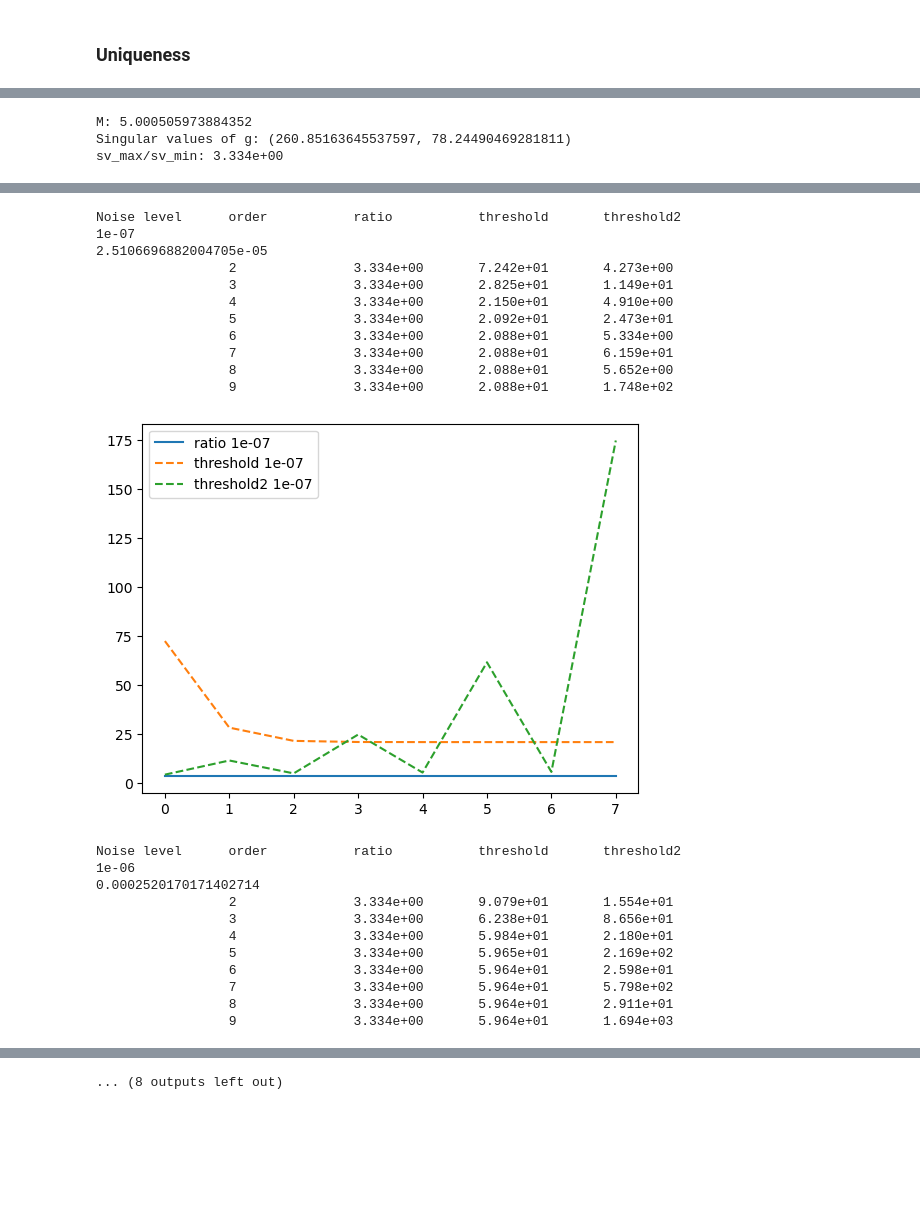
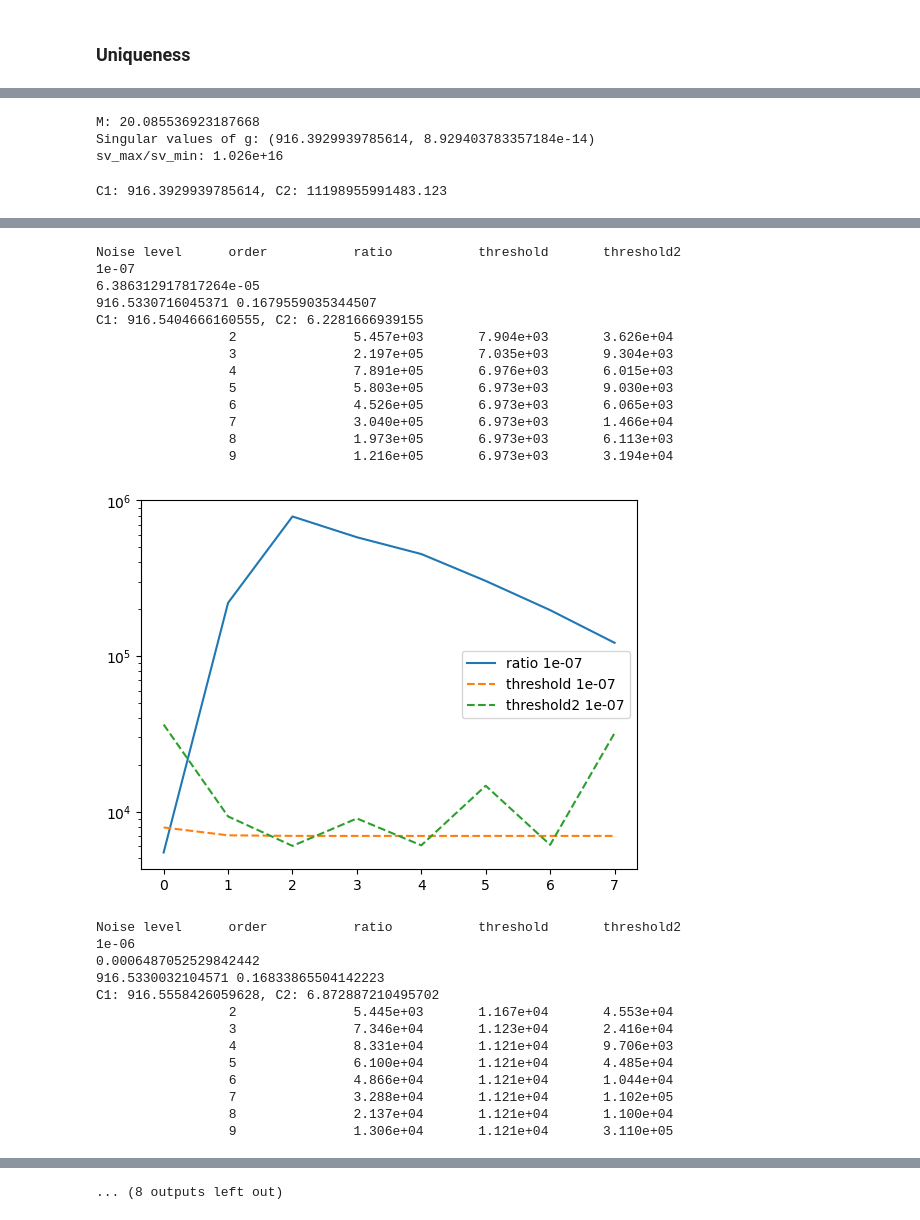
Before and after one commit to HillaryHauger/robust-identifiability-symbolic-recovery, a Jupyter notebook: My Experiments/Threshold.ipynb, the cells around one changed output, grey strips where cells are left out. Cells and saved outputs as stored; diff of their text form; code cells hidden in the pictures; blank space fills up the shorter version.

```diff
--- a/My Experiments/Threshold.ipynb
+++ b/My Experiments/Threshold.ipynb
@@ -104,9 +104,9 @@ def calc_threshold(eps,h,number_datapoints,order=2):
         C_meas=meas_error_backward_diff(order)
     return 1/(eps/h+h**order)
 
-def calc_threshold2(eps_two,eps_infty,h,number_datapoints,M,order=2):
+def calc_threshold2(omax,eps_two,eps_infty,h,number_datapoints,M,order=2):
     E = error_bound_g(eps_two,eps_infty,h,number_datapoints,M,order)
-    return 1/np.sqrt(E)
+    return omax/np.sqrt(E)
 # %%
 n_samples=50
 T,X,t,x = create_data_2d(T_start=-5, T_end=1, L_x_start=0,L_x_end=1, N_t=n_samples, N_x=n_samples)
@@ -152,7 +152,7 @@ print(f"True ratio: {sv_max/sv_min:3.3e}")
 unorm2=np.sqrt(np.mean(np.square(u)))
 
 for target_noise in noise_levels:
-    print("Noise level \t order \t \t ratio \t \t threshold \t \t threshold2")
+    print("Noise level \t order \t \t ratio \t \t threshold \t threshold2")
     print(f"{target_noise}")
     threshold_list = []
     threshold2_list = []
@@ -174,7 +174,7 @@ for target_noise in noise_levels:
         ratio=sv[0]/sv[-1]
         threshold = calc_threshold(eps_infty,dx,true_g.shape[0],order)
         threshold_list.append(threshold)
-        threshold2 = calc_threshold2( eps_two,eps_infty,dx,true_g.shape[0],M,order)
+        threshold2 = calc_threshold2(sv[0],eps_two,eps_infty,dx,true_g.shape[0],M,order)
         threshold2_list.append(threshold2)
         ratio_list.append(ratio)
 
@@ -288,7 +309,7 @@ def calc_threshold_uniq2(C1,C2,eps_two,eps_infty,M,h,number_datapoints,order=2):
     return T
 # %%
 n_samples=100
-T,X,t,x = create_data_2d(T_start=0, T_end=1, L_x_start=-2,L_x_end=5, N_t=n_samples, N_x=n_samples)
+T,X,t,x = create_data_2d(T_start=0, T_end=1, L_x_start=-2,L_x_end=3, N_t=n_samples, N_x=n_samples)
 a=np.random.randn()*1e-6
 b=np.random.randn()*1e-3
 C=0.1
@@ -299,11 +320,18 @@ uxx = -np.cos(X-a*T)*C
 uxxx = np.sin(X-a*T)*C
 ut = a*np.sin(X-a*T)*C
 """
+"""
 u=(X+b*T)*np.exp(a*T)
 ux = np.exp(a*T)
 uxx= 1
 uxxx= 0
 ut= b*np.exp(a*T) + a*(X*+b*T)*np.exp(a*T) #bux + aut
+"""
+u = np.exp(X-a*T)
+ux = u
+uxx = u
+uxxx = u
+ut = -a*u
 
 dx=x[1]-x[0]
 # %%
@@ -315,9 +343,16 @@ print(f"M: {np.max(u)}")
 print(f"Singular values of g: {sv_max,sv_min}")
 print(f"sv_max/sv_min: {sv_max/sv_min:3.3e}")
 # %% [output]
-M: 5.000505973884352
-Singular values of g: (260.85163645537597, 78.24490469281811)
-sv_max/sv_min: 3.334e+00
+M: 20.085536923187668
+Singular values of g: (916.3929939785614, 8.929403783357184e-14)
+sv_max/sv_min: 1.026e+16
+# %%
+#Best choice C1 C2
+C1=sv_max
+C2=1/sv_min
+print(f"C1: {C1}, C2: {C2}")
+# %% [output]
+C1: 916.3929939785614, C2: 11198955991483.123
 # %%
 M=infinity_norm(uxxx)
 number_noise=10 #<=10
@@ -325,8 +360,7 @@ noise_levels = [0]+[10**(-10+i) for i in range(0,number_noise-1)]
 orders=range(2,10,1)
 print(f"True ratio: {sv_max/sv_min:3.3e}")
 unorm2=np.sqrt(np.mean(np.square(u)))
-C1=300#sv_max
-C2=1/100#1/sv_min
+
 
 for target_noise in noise_levels:
     print("Noise level \t order \t \t ratio \t \t threshold \t threshold2")
@@ -343,6 +377,9 @@ for target_noise in noise_levels:
     eps_two = np.linalg.norm(u-u_noise)
     eps_infty = infinity_norm(u-u_noise)
 
+    #Educated guess for C1 C2
+    C1,C2 = educated_guess_c1c2(u_noise,eps_infty,dx)
+    print(f"C1: {C1}, C2: {C2}")
     for order in orders:
         ux_noise = ps.FiniteDifference(order=order,d=1, axis=0, drop_endpoints=False)._differentiate(u_noise, dx)
         u_flat_noise, u_x_flat_noise = u_noise.flatten(), ux_noise.flatten()
@@ -362,7 +399,7 @@ for target_noise in noise_levels:
     plt.plot(ratio_list,label=f'ratio {target_noise}')
     plt.plot(threshold_list,'--',label=f'threshold {target_noise}')
     plt.plot(threshold2_list,'--',label=f'threshold2 {target_noise}')
-    #plt.yscale('log')
+    plt.yscale('log')
     plt.legend()
     plt.show()
 # %% [output]
@@ -418,23 +463,27 @@ Noise level      order           ratio           threshold       threshold2
 Noise level      order           ratio           threshold       threshold2
 1e-07
-2.5106696882004705e-05
-                 2               3.334e+00       7.242e+01       4.273e+00
-                 3               3.334e+00       2.825e+01       1.149e+01
-                 4               3.334e+00       2.150e+01       4.910e+00
-                 5               3.334e+00       2.092e+01       2.473e+01
-                 6               3.334e+00       2.088e+01       5.334e+00
-                 7               3.334e+00       2.088e+01       6.159e+01
-                 8               3.334e+00       2.088e+01       5.652e+00
-                 9               3.334e+00       2.088e+01       1.748e+02
+6.386312917817264e-05
+916.5330716045371 0.1679559035344507
+C1: 916.5404666160555, C2: 6.2281666939155
+                 2               5.457e+03       7.904e+03       3.626e+04
+                 3               2.197e+05       7.035e+03       9.304e+03
+                 4               7.891e+05       6.976e+03       6.015e+03
+                 5               5.803e+05       6.973e+03       9.030e+03
+                 6               4.526e+05       6.973e+03       6.065e+03
+                 7               3.040e+05       6.973e+03       1.466e+04
+                 8               1.973e+05       6.973e+03       6.113e+03
+                 9               1.216e+05       6.973e+03       3.194e+04
-[figure, old version]
+[figure, new version]
 Noise level      order           ratio           threshold       threshold2
 1e-06
-0.0002520170171402714
-                 2               3.334e+00       9.079e+01       1.554e+01
-                 3               3.334e+00       6.238e+01       8.656e+01
-                 4               3.334e+00       5.984e+01       2.180e+01
-                 5               3.334e+00       5.965e+01       2.169e+02
-                 6               3.334e+00       5.964e+01       2.598e+01
-                 7               3.334e+00       5.964e+01       5.798e+02
-                 8               3.334e+00       5.964e+01       2.911e+01
-                 9               3.334e+00       5.964e+01       1.694e+03
+0.0006487052529842442
+916.5330032104571 0.16833865504142223
+C1: 916.5558426059628, C2: 6.872887210495702
+                 2               5.445e+03       1.167e+04       4.553e+04
+                 3               7.346e+04       1.123e+04       2.416e+04
+                 4               8.331e+04       1.121e+04       9.706e+03
+                 5               6.100e+04       1.121e+04       4.485e+04
+                 6               4.866e+04       1.121e+04       1.044e+04
+                 7               3.288e+04       1.121e+04       1.102e+05
+                 8               2.137e+04       1.121e+04       1.100e+04
+                 9               1.306e+04       1.121e+04       3.110e+05
```
Also changed, not shown: parts of 6 cells of this notebook, 2 other files.
